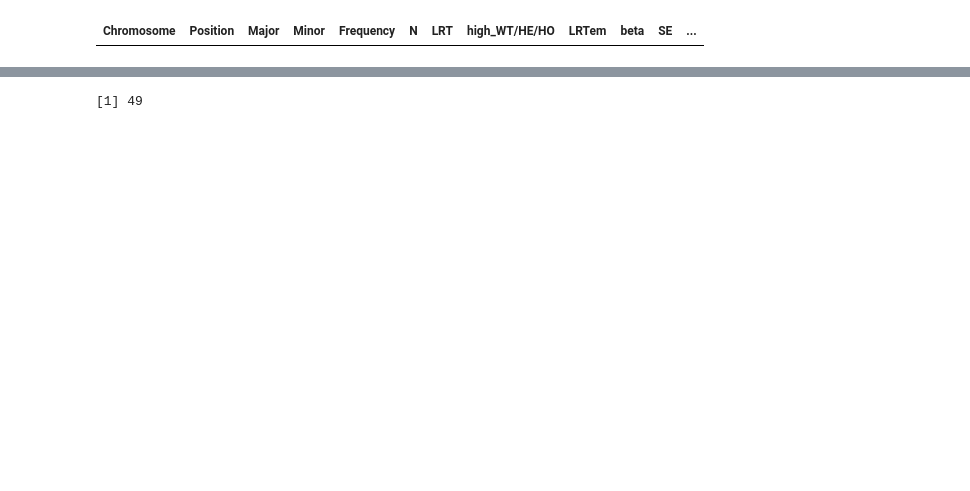
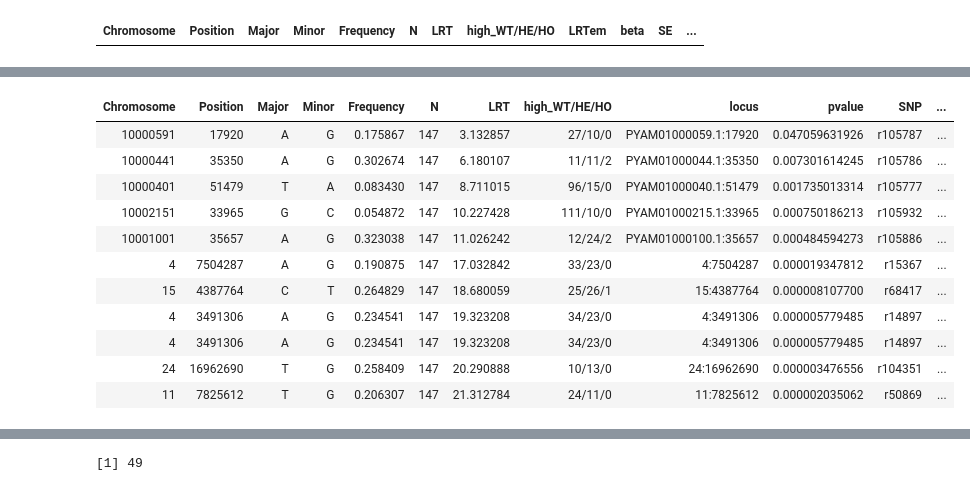
Before and after one commit to katcatalano/ClownfishGWAS, a Jupyter notebook: notebooks/plot_pcangsd_assoc.ipynb, the cells around one changed output, grey strips where cells are left out. Saved outputs shown, nothing was run; the diff lists cells and outputs as text; code cells hidden in the pictures; blank space fills up the shorter version.

```diff
--- a/notebooks/plot_pcangsd_assoc.ipynb
+++ b/notebooks/plot_pcangsd_assoc.ipynb
@@ -386,0 +402,8 @@ lrt_filt_ucrit_sig
+# %%
+#chrom level sig for sl
+lrt_filt_sl_chrom <- lrt_filt_sl[order(pvalue), rank_chrom :=  seq_len(.N), "Chromosome"][
+    , padjbh_chrom := lapply(.SD, function(x){(rank_chrom/.N)*.05}), by = "Chromosome"]
+lrt_filt_sl_chrom_sig=lrt_filt_sl_chrom[pvalue<padjbh_chrom][, bh_critical := padjbh_chrom]
+sl_threshold <- left_join(lrt_filt_sl_chrom, lrt_filt_sl_chrom_sig[, .(Chromosome, bh_critical)])
+candidate_sl_chrom_bh <- sl_threshold[pvalue < bh_critical, by="Chromosome"]
+nrow(candidate_sl_chrom_bh)
@@ -387,3 +414,18 @@ lrt_filt_ucrit_sig
+# %%
+candidate_sl_chrom_bh
+# %% [output]
+| Chromosome | Position | Major | Minor | Frequency | N | LRT | high_WT/HE/HO | locus | pvalue | SNP | ... |
+| 10000591 | 17920 | A | G | 0.175867 | 147 | 3.132857 | 27/10/0 | PYAM01000059.1:17920 | 0.047059631926 | r105787 | ... |
+| 10000441 | 35350 | A | G | 0.302674 | 147 | 6.180107 | 11/11/2 | PYAM01000044.1:35350 | 0.007301614245 | r105786 | ... |
+| 10000401 | 51479 | T | A | 0.083430 | 147 | 8.711015 | 96/15/0 | PYAM01000040.1:51479 | 0.001735013314 | r105777 | ... |
+| 10002151 | 33965 | G | C | 0.054872 | 147 | 10.227428 | 111/10/0 | PYAM01000215.1:33965 | 0.000750186213 | r105932 | ... |
+| 10001001 | 35657 | A | G | 0.323038 | 147 | 11.026242 | 12/24/2 | PYAM01000100.1:35657 | 0.000484594273 | r105886 | ... |
+| 4 | 7504287 | A | G | 0.190875 | 147 | 17.032842 | 33/23/0 | 4:7504287 | 0.000019347812 | r15367 | ... |
+| 15 | 4387764 | C | T | 0.264829 | 147 | 18.680059 | 25/26/1 | 15:4387764 | 0.000008107700 | r68417 | ... |
+| 4 | 3491306 | A | G | 0.234541 | 147 | 19.323208 | 34/23/0 | 4:3491306 | 0.000005779485 | r14897 | ... |
+| 4 | 3491306 | A | G | 0.234541 | 147 | 19.323208 | 34/23/0 | 4:3491306 | 0.000005779485 | r14897 | ... |
+| 24 | 16962690 | T | G | 0.258409 | 147 | 20.290888 | 10/13/0 | 24:16962690 | 0.000003476556 | r104351 | ... |
+| 11 | 7825612 | T | G | 0.206307 | 147 | 21.312784 | 24/11/0 | 11:7825612 | 0.000002035062 | r50869 | ... |
 # %%
 lrt_filt_sl <- lrt_filt_sl[order(pvalue)]
 lrt_filt_sl$rank=1:NROW(lrt_filt_sl) #rank snp by order
```
Also changed, not shown: parts of 49 cells of this notebook.
